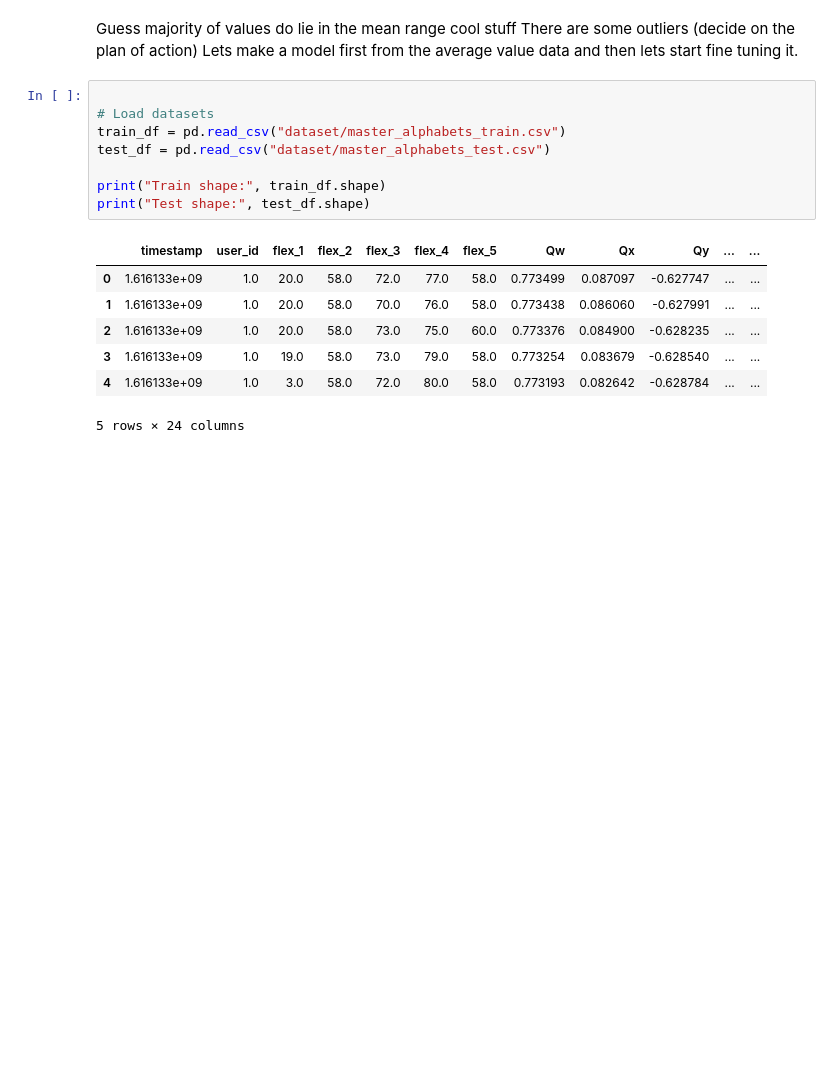
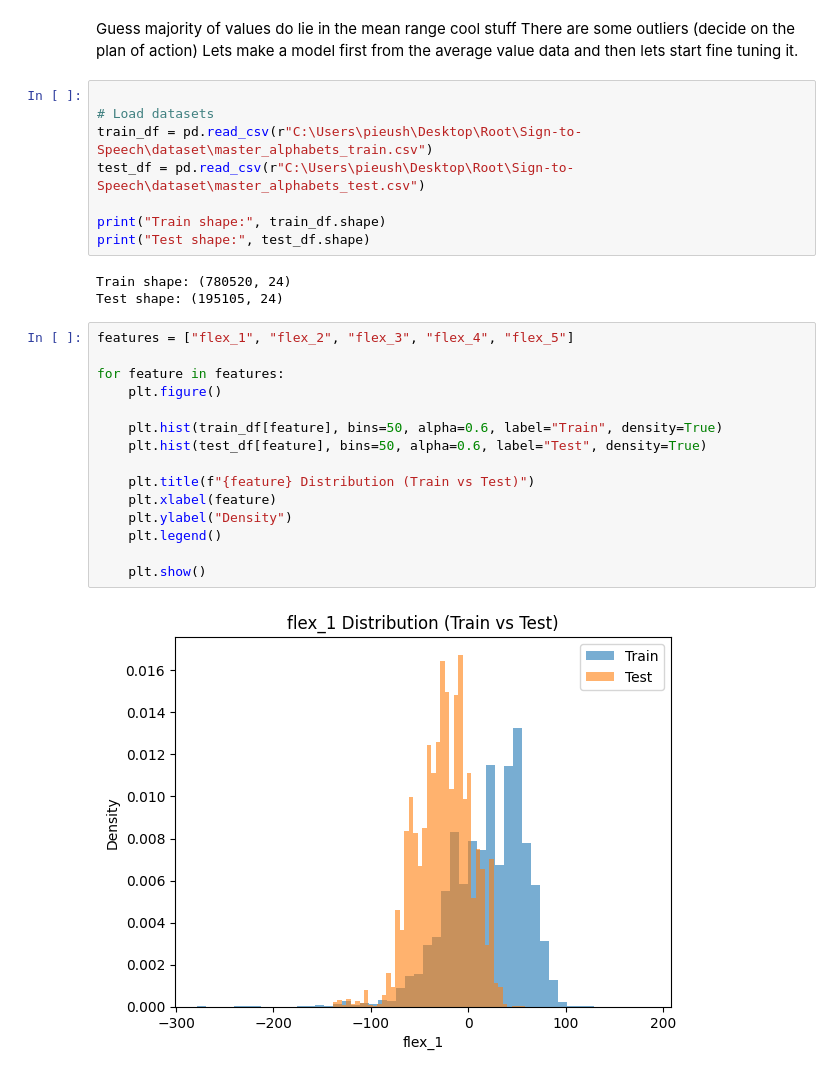
Before and after one commit to TwinedM/Sign-to-Speech, a Jupyter notebook: Notebooks/data_analysis.ipynb, the cells around one changed output. Drawn from its saved outputs; the diff is of its cells as text; blank space fills up the shorter version.

```diff
--- a/Notebooks/data_analysis.ipynb
+++ b/Notebooks/data_analysis.ipynb
@@ -152,16 +154,28 @@ Lets make a model first from the average value data and then lets start fine tun
 # %%
 
 # Load datasets
-train_df = pd.read_csv("dataset/master_alphabets_train.csv")
-test_df = pd.read_csv("dataset/master_alphabets_test.csv")
+train_df = pd.read_csv(r"C:\Users\pieush\Desktop\Root\Sign-to-Speech\dataset\master_alphabets_train.csv")
+test_df = pd.read_csv(r"C:\Users\pieush\Desktop\Root\Sign-to-Speech\dataset\master_alphabets_test.csv")
 
 print("Train shape:", train_df.shape)
 print("Test shape:", test_df.shape)
 # %% [output]
-|  | timestamp | user_id | flex_1 | flex_2 | flex_3 | flex_4 | flex_5 | Qw | Qx | Qy | ... | ... |
-| 0 | 1.616133e+09 | 1.0 | 20.0 | 58.0 | 72.0 | 77.0 | 58.0 | 0.773499 | 0.087097 | -0.627747 | ... | ... |
-| 1 | 1.616133e+09 | 1.0 | 20.0 | 58.0 | 70.0 | 76.0 | 58.0 | 0.773438 | 0.086060 | -0.627991 | ... | ... |
-| 2 | 1.616133e+09 | 1.0 | 20.0 | 58.0 | 73.0 | 75.0 | 60.0 | 0.773376 | 0.084900 | -0.628235 | ... | ... |
-| 3 | 1.616133e+09 | 1.0 | 19.0 | 58.0 | 73.0 | 79.0 | 58.0 | 0.773254 | 0.083679 | -0.628540 | ... | ... |
-| 4 | 1.616133e+09 | 1.0 | 3.0 | 58.0 | 72.0 | 80.0 | 58.0 | 0.773193 | 0.082642 | -0.628784 | ... | ... |
-5 rows × 24 columns
+Train shape: (780520, 24)
+Test shape: (195105, 24)
+# %%
+features = ["flex_1", "flex_2", "flex_3", "flex_4", "flex_5"]
+
+for feature in features:
+    plt.figure()
+
+    plt.hist(train_df[feature], bins=50, alpha=0.6, label="Train", density=True)
+    plt.hist(test_df[feature], bins=50, alpha=0.6, label="Test", density=True)
+
+    plt.title(f"{feature} Distribution (Train vs Test)")
+    plt.xlabel(feature)
+    plt.ylabel("Density")
+    plt.legend()
+
+    plt.show()
+# %% [output]
+[figure, added]
```
Also changed, not shown: parts of 8 cells of this notebook, 3 other files.
